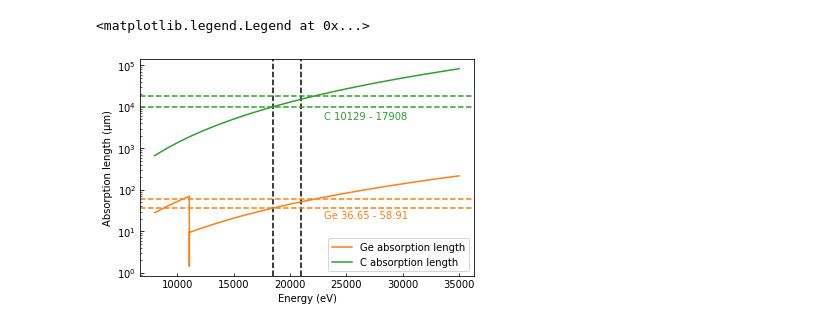
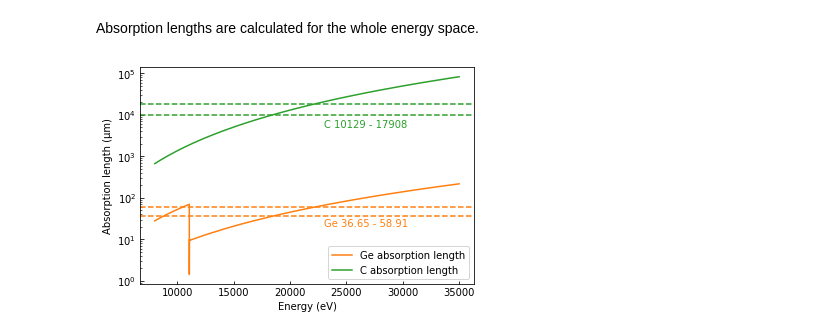
Before and after one commit to SinCrys/sincrys_ivu_gap, a Jupyter notebook: aborption_length.ipynb, the cells around one changed output. Saved outputs shown, nothing was run; the diff lists cells and outputs as text; code cells hidden in the pictures.

Commit message:
calc abs length

```diff
--- a/aborption_length.ipynb
+++ b/aborption_length.ipynb
@@ -5,0 +1,2 @@ import xrayutilities as xu
+# %% [markdown]
+Absorption lengths are calculated for the whole energy space.
@@ -15,35 +17,34 @@ absorptionC = [carbon.absorption_length(e) for e in energies]
 # %%
 fig, ax = plt.subplots()
 
 cGe = u'#ff7f0e'
 cC = u'#2ca02c'
 
 ax.tick_params(direction='in', which='both')
 
-ax.axvline(x=18500, linestyle='--', c='k')
-ax.axvline(x=21000, linestyle='--', c='k')
+#ax.axvline(x=18500, linestyle='--', c='k')
+#ax.axvline(x=21000, linestyle='--', c='k')
 
 
 # Ge
 ax.axhline(y=36.6478, linestyle='--', c=cGe)
 ax.axhline(y=58.9108, linestyle='--', c=cGe)
 ax.text(23000, 20, 'Ge 36.65 - 58.91', c=cGe)
 
 # C
 ax.axhline(y=10129, linestyle='--', c=cC)
 ax.axhline(y=17908, linestyle='--', c=cC)
 ax.text(23000, 5000, 'C 10129 - 17908', c=cC)
 
 
 ax.plot(energies, absorptionGe, label='Ge absorption length', c=cGe)
 ax.plot(energies, absorptionC, label='C absorption length', c=cC)
 ax.set(xlabel='Energy (eV)',
       ylabel='Absorption length (µm)',
       yscale='log')
 
 ax.legend()
 
-#fig.savefig('absorption_length_combined.png', dpi=600)
+fig.savefig('absorption_length_combined.png', dpi=600)
 # %% [output]
-<matplotlib.legend.Legend at 0x...>
-[figure, old version]
+[figure, new version]
```
Also changed, not shown: parts of 4 cells of this notebook, 1 other file.
